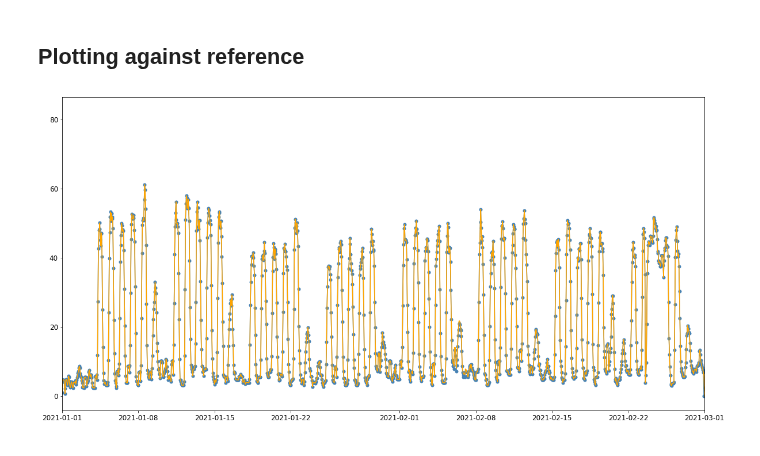
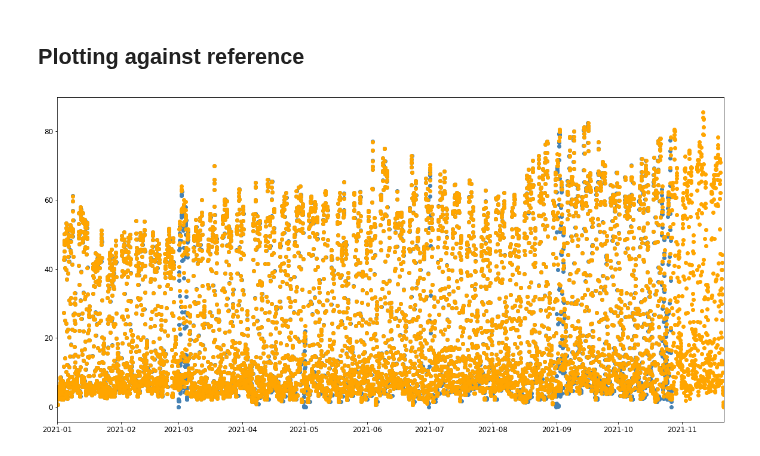
Before and after one commit to christopherkindl/start-hack-2021, a Jupyter notebook: 01_ml/burgdorf_transformation.ipynb, the cells around one changed output. Saved outputs shown, nothing was run; the diff lists cells and outputs as text; code cells hidden in the pictures.

```diff
--- a/01_ml/burgdorf_transformation.ipynb
+++ b/01_ml/burgdorf_transformation.ipynb
@@ -29,8 +29,9 @@ Autosaving every 60 seconds
 NUM_PARKING_SPACES = 128
 # Data path
 PATH = path = '../'
-# file name
-FILE_NAME = 'burgdorf.csv'
+# file names
+FILE_NAME_RAW = 'burgdorf_merged.csv'
+FILE_NAME_REF = 'burgdorf.csv'
 
 
 # standard libraries
@@ -63,9 +51,19 @@ df_burgdorf_raw.loc[df_burgdorf_raw.departure_local.isna(), 'departure_local'] =
+# %%
+# load the data
+df_burgdorf_raw = pd.read_csv(path + '00_data/' + FILE_NAME_RAW, sep=';',
+                            header=None, names=['arrival_local', 'departure_local', 'parking_space_id', 'arrival_unix_seconds', 'departure_unix_seconds'],
+                            skiprows=1)
+
+# Sort the data by arrival time
+df_burgdorf_raw.arrival_local = pd.to_datetime(df_burgdorf_raw['arrival_local'], format='%d.%m.%Y %H:%M:%S')
+df_burgdorf_raw.departure_local = pd.to_datetime(df_burgdorf_raw['departure_local'], format='%d.%m.%Y %H:%M:%S')
+df_burgdorf_raw.sort_values('arrival_local', inplace=True, ignore_index=True)
 # %% [markdown]
 ### Reference Data
 
 and associated preprocessing
 # %%
-df_burgdorf_reference = pd.read_csv(path + '00_data/' + FILE_NAME, sep=',')
+df_burgdorf_reference = pd.read_csv(path + '00_data/' + FILE_NAME_REF, sep=',')
 df_burgdorf_reference = df_burgdorf_reference.rename(columns={'category': 'date', 'Auslastung': 'occupancy_rate'})
 
 # add hh:mm artificially for Burgdorf data since raw data does not explicitly provide HH:MM level but is based on HH:MM
@@ -89,6 +87,7 @@ for i in range(len(df_burgdorf_reference.date)):
 df_burgdorf_reference['date'] = df_burgdorf_reference['date'].astype(str) + ' ' + dates
 # transform string date column to datetime column
 df_burgdorf_reference['date'] = pd.to_datetime(df_burgdorf_reference['date'])
+df_burgdorf_reference.sort_values('date', inplace=True, ignore_index=True)
 # %% [markdown]
 ## Aggregate Data
 
@@ -106,30 +105,40 @@ df_burgdorf_processed = pd.DataFrame({
 df_burgdorf_processed['occupancy_rate'] = [None] * len(df_burgdorf_processed)
 
 for i in range(0, len(df_burgdorf_processed)):
+    # get the current time window
     start_date = df_burgdorf_processed.date.iloc[i]
     end_date = start_date + pd.Timedelta('1H')
 
+    # get all parking candidates currently occupying a space
     candidates = df_burgdorf_raw[
         (df_burgdorf_raw.arrival_local < end_date) &
         (df_burgdorf_raw.departure_local > start_date)
     ].copy()
     candidates = candidates[{'arrival_local', 'departure_local'}]
 
+    # we're only interested in the current window
     candidates.loc[(candidates.arrival_local < start_date), 'arrival_local'] = start_date
     candidates.loc[(candidates.departure_local > end_date), 'departure_local'] = end_date
 
+    # sum up to total parking-hours / time-window
     occupied = (candidates.departure_local - candidates.arrival_local).sum()
-    occupied_seconds = occupied.days*24 + occupied.seconds / 3600
+    occupied_hours = occupied.days*24 + occupied.seconds / 3600
 
-    df_burgdorf_processed.loc[i, 'occupancy_rate'] = 100 * occupied_seconds / NUM_PARKING_SPACES
+    # add percentage to final df
+    df_burgdorf_processed.loc[i, 'occupancy_rate'] = round(100 * occupied_hours / 128, 2)
 # %% [markdown]
 ## Plotting against reference
 # %%
 fig = plt.figure(figsize=(20,10));
 ax = fig.add_subplot(111);
 
-_ = plt.plot(df_burgdorf_reference.date, df_burgdorf_reference.occupancy_rate, marker=".", markersize=10, color="steelblue");
-_ = plt.plot(df_burgdorf_processed.date, df_burgdorf_processed.occupancy_rate, color="orange");
-_ = ax.set_xlim(left=df_burgdorf_processed.date.iloc[0], right=df_burgdorf_processed.date.iloc[-1])
+plotting_horizon = [pd.to_datetime('2020-01-01 00:00:00'), pd.to_datetime('2021-12-31 00:00:00')]
+
+ref_idx = (df_burgdorf_reference.date > plotting_horizon[0]) & (df_burgdorf_reference.date < plotting_horizon[1])
+proc_idx = (df_burgdorf_processed.date > plotting_horizon[0]) & (df_burgdorf_processed.date < plotting_horizon[1])
+
+_ = plt.scatter(df_burgdorf_reference[ref_idx].date, df_burgdorf_reference[ref_idx].occupancy_rate, color="steelblue");
+_ = plt.scatter(df_burgdorf_processed[proc_idx].date, df_burgdorf_processed[proc_idx].occupancy_rate, color="orange");
+_ = ax.set_xlim(left=df_burgdorf_processed[proc_idx].date.iloc[0], right=df_burgdorf_processed[proc_idx].date.iloc[-1])
 # %% [output]
-[figure, old version]
+[figure, new version]
```
Also changed, not shown: parts of 1 cell of this notebook.
